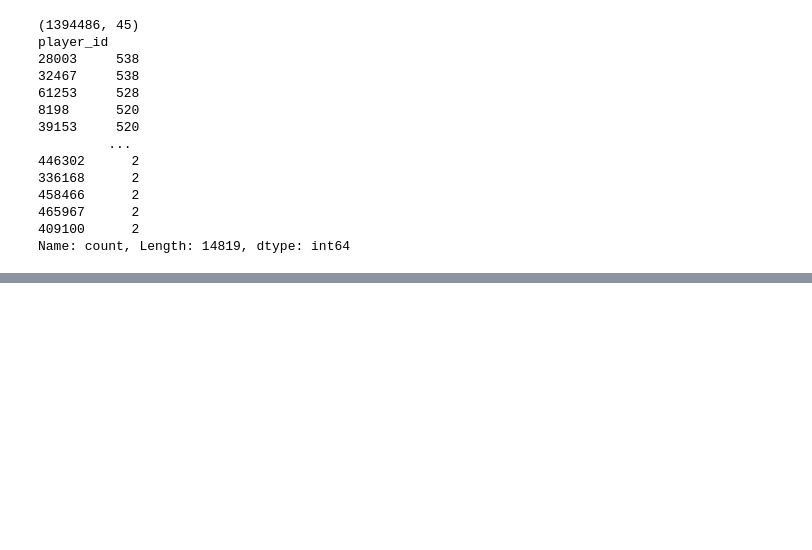
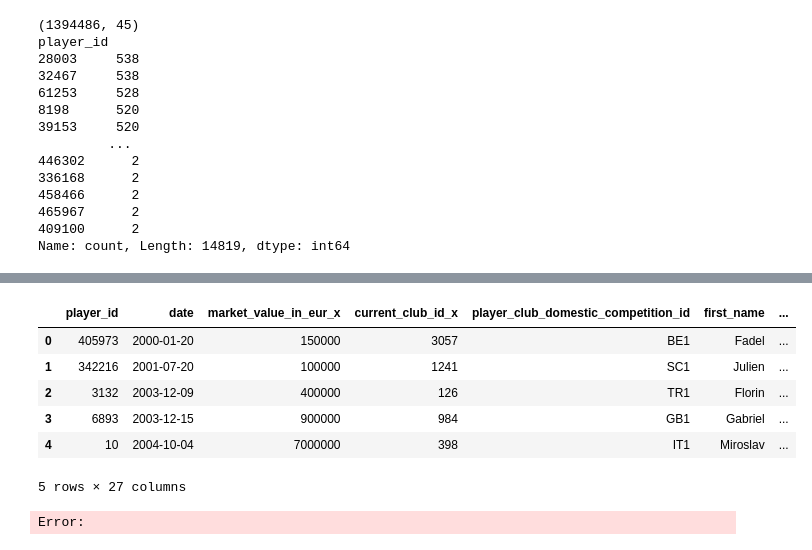
Before and after one commit to VLGuazzelli/proyecto_final_transfer, a Jupyter notebook: src/explore.ipynb, the cells around one changed output, grey strips where cells are left out. Drawn from its saved outputs; the diff is of its cells as text; code cells hidden in the pictures; blank space fills up the shorter version.

Commit message:
probando merge

```diff
--- a/src/explore.ipynb
+++ b/src/explore.ipynb
@@ -97,7 +105,7 @@ player_id
 409100      2
 Name: count, Length: 14819, dtype: int64
 # %%
-result_app_pl_plval = pd.merge(result,player_valuations , on='player_id', how='inner')  # 'on' especifica la columna común
-print(result_app_pl_plval.shape)
-#print(result_app_pl_plval["player_id"].value_counts())
+result2 = pd.merge(player_valuations,players , on='player_id', how='inner')  # 'on' especifica la columna común
+print(result2.shape)
+print(result2["player_id"].value_counts())
 # %% [output]
@@ -104,0 +126,16 @@ Error:
+# %%
+result2.head()
+# %% [output]
+|  | player_id | date | market_value_in_eur_x | current_club_id_x | player_club_domestic_competition_id | first_name | ... |
+| 0 | 405973 | 2000-01-20 | 150000 | 3057 | BE1 | Fadel | ... |
+| 1 | 342216 | 2001-07-20 | 100000 | 1241 | SC1 | Julien | ... |
+| 2 | 3132 | 2003-12-09 | 400000 | 126 | TR1 | Florin | ... |
+| 3 | 6893 | 2003-12-15 | 900000 | 984 | GB1 | Gabriel | ... |
+| 4 | 10 | 2004-10-04 | 7000000 | 398 | IT1 | Miroslav | ... |
+5 rows × 27 columns
+# %%
+result3 = pd.merge(result2,appearence , on='player_id', how='inner')  # 'on' especifica la columna común
+print(result3.shape)
+print(result3["player_id"].value_counts())
+# %% [output]
+Error:
```
Also changed, not shown: parts of 3 cells of this notebook.
